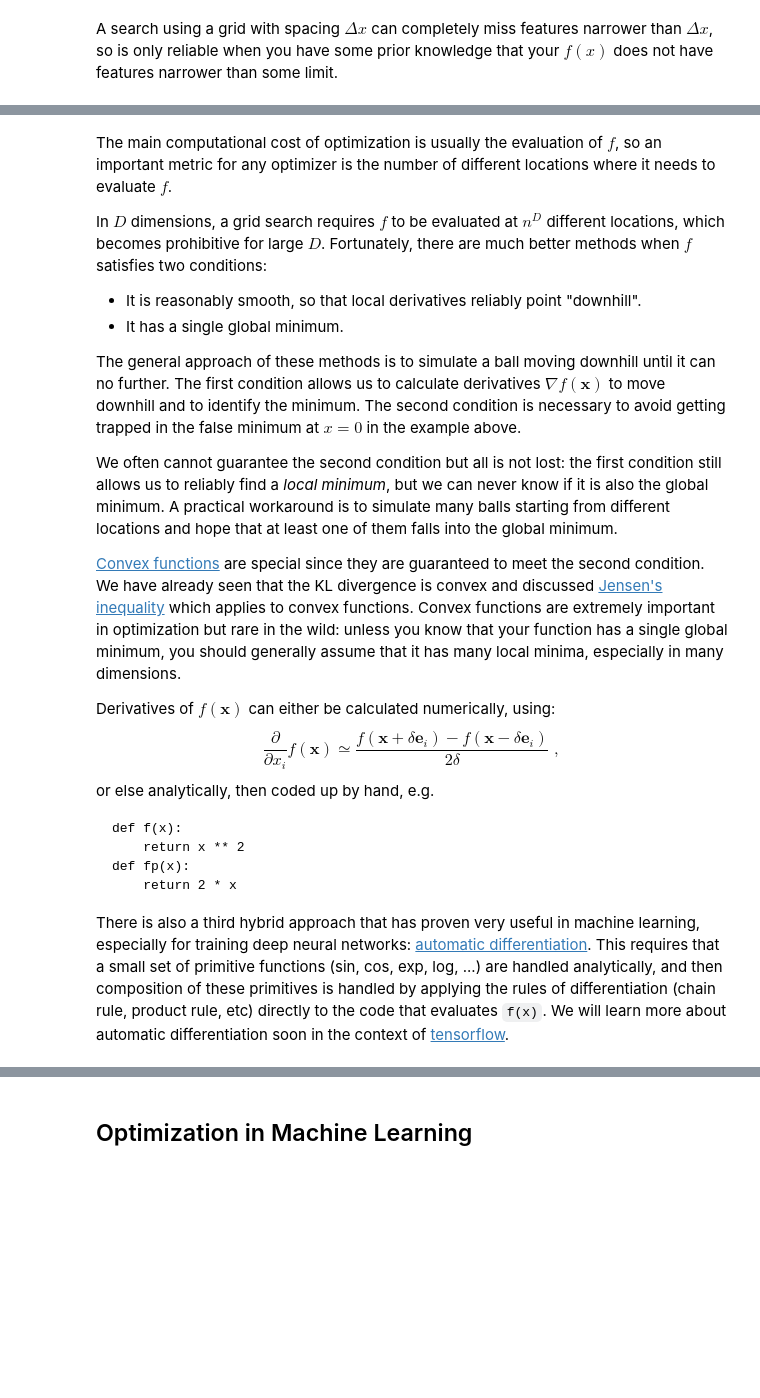
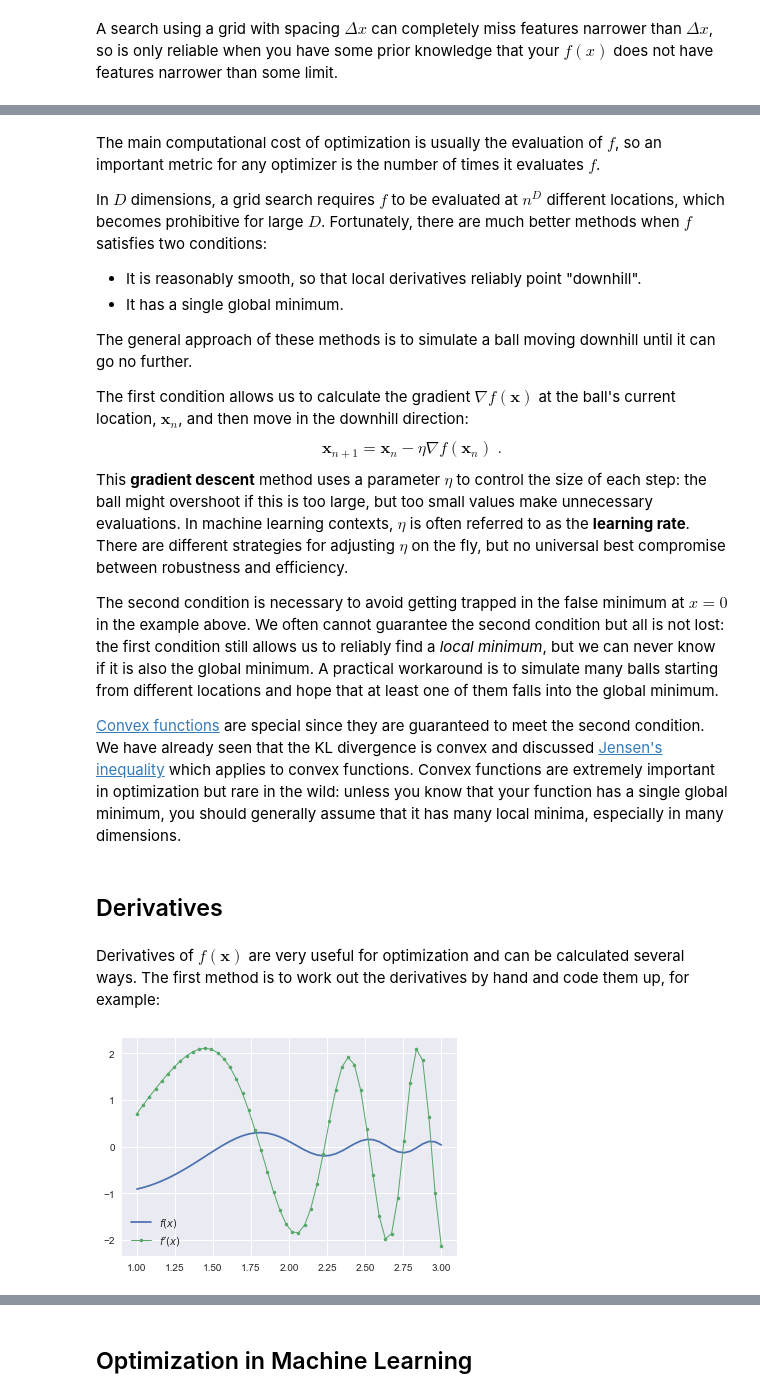
Before and after one commit to bubnicbf/phys_714, a Jupyter notebook: notebooks/Optimization.ipynb, the cells around one changed output, grey strips where cells are left out. Cells and saved outputs as stored; diff of their text form; code cells hidden in the pictures; blank space fills up the shorter version.

Commit message:
update Optimization notebook

````diff
--- a/notebooks/Optimization.ipynb
+++ b/notebooks/Optimization.ipynb
@@ -53,26 +53,35 @@ plt.plot(x, f(x), '.');
 # %% [markdown]
-The main computational cost of optimization is usually the evaluation of $f$, so an important metric for any optimizer is the number of different locations where it needs to evaluate $f$.
+The main computational cost of optimization is usually the evaluation of $f$, so an important metric for any optimizer is the number of times it evaluates $f$.
 
 In $D$ dimensions, a grid search requires $f$ to be evaluated at $n^D$ different locations, which becomes prohibitive for large $D$. Fortunately, there are much better methods when $f$ satisfies two conditions:
  - It is reasonably smooth, so that local derivatives reliably point "downhill".
  - It has a single global minimum.
 
-The general approach of these methods is to simulate a ball moving downhill until it can no further. The first condition allows us to calculate derivatives $\nabla f(\mathbf{x})$ to move downhill and to identify the minimum. The second condition is necessary to avoid getting trapped in the false minimum at $x=0$ in the example above.
+The general approach of these methods is to simulate a ball moving downhill until it can go no further.
 
-We often cannot guarantee the second condition but all is not lost: the first condition still allows us to reliably find a *local minimum*, but we can never know if it is also the global minimum. A practical workaround is to simulate many balls starting from different locations and hope that at least one of them falls into the global minimum.
+The first condition allows us to calculate the gradient $\nabla f(\mathbf{x})$ at the ball's current location, $\mathbf{x}_n$, and then move in the downhill direction:
+$$
+\mathbf{x}_{n+1} = \mathbf{x}_n - \eta \nabla f(\mathbf{x}_n) \; .
+$$
+This **gradient descent** method uses a parameter $\eta$ to control the size of each step: the ball might overshoot if this is too large, but too small values make unnecessary evaluations. In machine learning contexts, $\eta$ is often referred to as the **learning rate**. There are different strategies for adjusting $\eta$ on the fly, but no universal best compromise between robustness and efficiency.
+
+The second condition is necessary to avoid getting trapped in the false minimum at $x=0$ in the example above. We often cannot guarantee the second condition but all is not lost: the first condition still allows us to reliably find a *local minimum*, but we can never know if it is also the global minimum. A practical workaround is to simulate many balls starting from different locations and hope that at least one of them falls into the global minimum.
 
 [Convex functions](https://en.wikipedia.org/wiki/Convex_function) are special since they are guaranteed to meet the second condition. We have already seen that the KL divergence is convex and discussed [Jensen's inequality](https://en.wikipedia.org/wiki/Jensen's_inequality) which applies to convex functions.  Convex functions are extremely important in optimization but rare in the wild: unless you know that your function has a single global minimum, you should generally assume that it has many local minima, especially in many dimensions.
-
-Derivatives of $f(\mathbf{x})$ can either be calculated numerically, using:
-$$
-\frac{\partial}{\partial x_i} f(\mathbf{x}) \simeq
-\frac{f(\mathbf{x} + \delta \mathbf{e}_i) - f(\mathbf{x} - \delta \mathbf{e}_i)}{2\delta} \; ,
-$$
-or else analytically, then coded up by hand, e.g.
-```
-def f(x):
-    return x ** 2
-def fp(x):
-    return 2 * x
-```
-There is also a third hybrid approach that has proven very useful in machine learning, especially for training deep neural networks: [automatic differentiation](https://en.wikipedia.org/wiki/Automatic_differentiation). This requires that a small set of primitive functions (sin, cos, exp, log, ...) are handled analytically, and then composition of these primitives is handled by applying the rules of differentiation (chain rule, product rule, etc) directly to the code that evaluates `f(x)`.  We will learn more about automatic differentiation soon in the context of [tensorflow](https://www.tensorflow.org/).
+# %% [markdown]
+## Derivatives
+# %% [markdown]
+Derivatives of $f(\mathbf{x})$ are very useful for optimization and can be calculated several ways. The first method is to work out the derivatives by hand and code them up, for example:
+# %%
+def f(x):
+    return np.cos(np.exp(x)) / x ** 2
+# %%
+def fp(x):
+    return -2 * np.cos(np.exp(x)) / x ** 3 - np.exp(x) * np.sin(np.exp(x)) / x ** 2
+# %%
+x = np.linspace(1, 3, 50)
+plt.plot(x, f(x), label='$f(x)$')
+plt.plot(x, fp(x), '.-', lw=1, label='$f\'(x)$')
+plt.legend();
+# %% [output]
+[figure, added]
````
Also changed, not shown: parts of 119 cells of this notebook.
